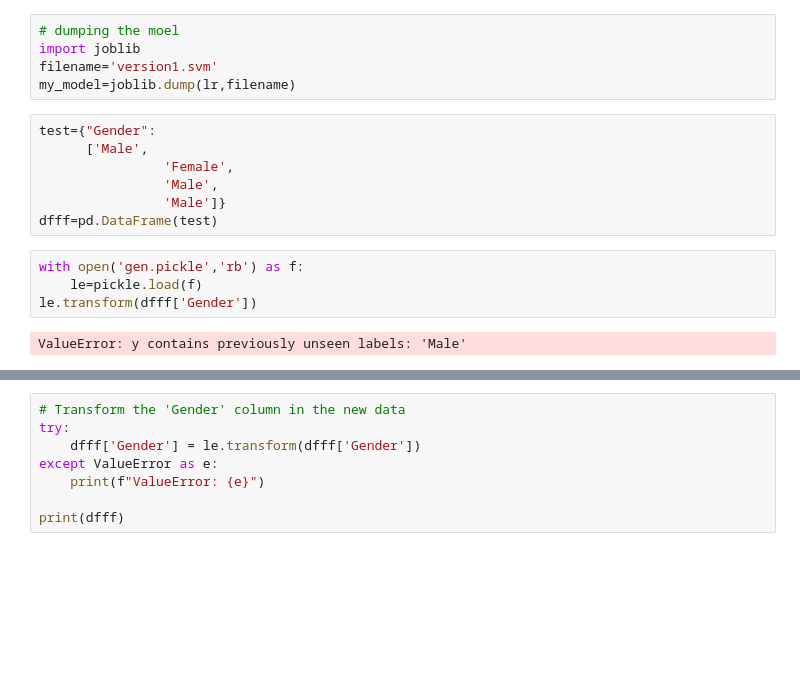
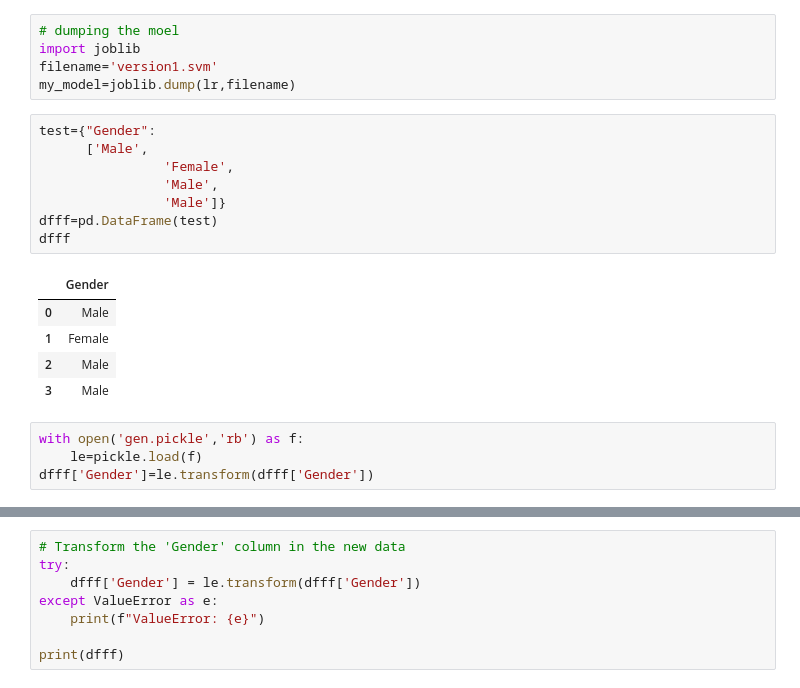
Before and after one commit to Obed-Makori/Salary-Prediction, a Jupyter notebook: salary.ipynb, the cells around one changed output, grey strips where cells are left out. Drawn from its saved outputs; the diff is of its cells as text; blank space fills up the shorter version.

```diff
--- a/salary.ipynb
+++ b/salary.ipynb
@@ -404,13 +418,18 @@ my_model=joblib.dump(lr,filename)
 # %%
 test={"Gender":
       ['Male',
                 'Female',
                 'Male',
                 'Male']}
 dfff=pd.DataFrame(test)
+dfff
+# %% [output]
+|  | Gender |
+| 0 | Male |
+| 1 | Female |
+| 2 | Male |
+| 3 | Male |
 # %%
 with open('gen.pickle','rb') as f:
     le=pickle.load(f)
-le.transform(dfff['Gender'])
+dfff['Gender']=le.transform(dfff['Gender'])
-# %% [output]
-ValueError: y contains previously unseen labels: 'Male'
```
Also changed, not shown: parts of 3 cells of this notebook, 4 other files.
